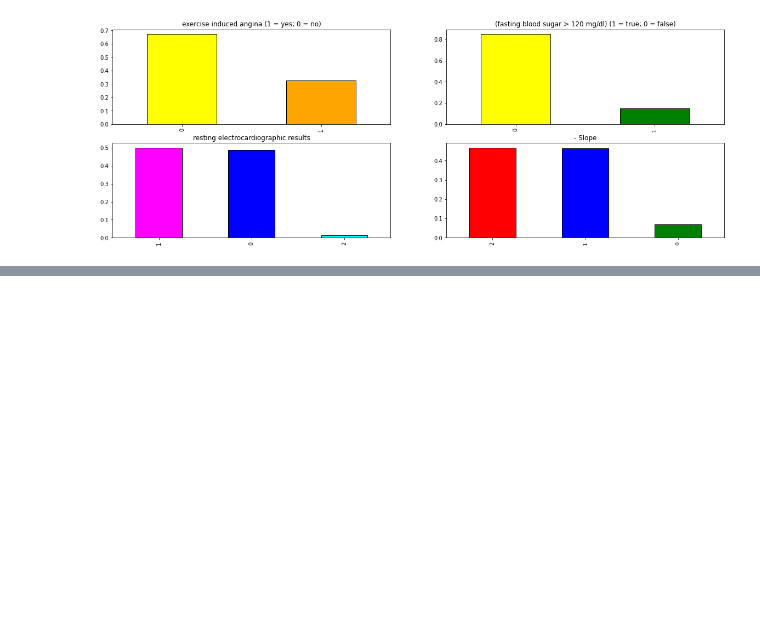
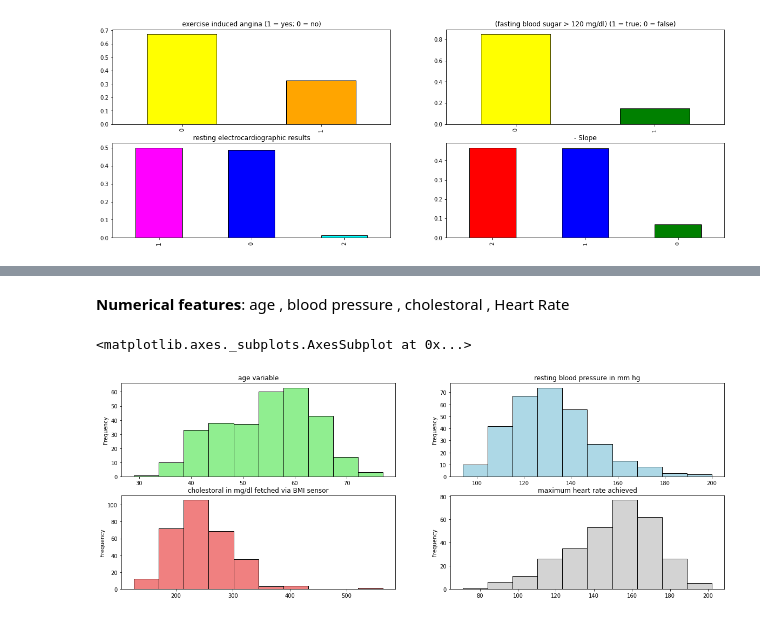
Before and after one commit to charan129/heartAttackPrediction, a Jupyter notebook: dataAnalysisProject.ipynb, the cells around one changed output, grey strips where cells are left out. Cells and saved outputs as stored; diff of their text form; code cells hidden in the pictures; blank space fills up the shorter version.

```diff
--- a/dataAnalysisProject.ipynb
+++ b/dataAnalysisProject.ipynb
@@ -285,0 +309,16 @@ df['slp'].value_counts(normalize=True).plot.bar(color=['red','blue','green'],edg
+# %% [markdown]
+**Numerical features**:
+age , blood pressure , cholestoral , Heart Rate
+# %%
+plt.figure(figsize=(20,7))
+plt.subplot(221)
+df['age'].plot.hist(edgecolor='black',color='lightgreen',title='age variable')
+plt.subplot(222)
+df['trtbps'].plot.hist(edgecolor='black',color='lightblue',title='resting blood pressure in mm hg')
+plt.subplot(223)
+df['chol'].plot.hist(edgecolor='black',color='lightcoral',title='cholestoral in mg/dl fetched via BMI sensor')
+plt.subplot(224)
+df['thalachh'].plot.hist(edgecolor='black',color='lightgray',title='maximum heart rate achieved')
+# %% [output]
+<matplotlib.axes._subplots.AxesSubplot at 0x...>
+[figure, added]
```
Also changed, not shown: parts of 85 cells of this notebook.
